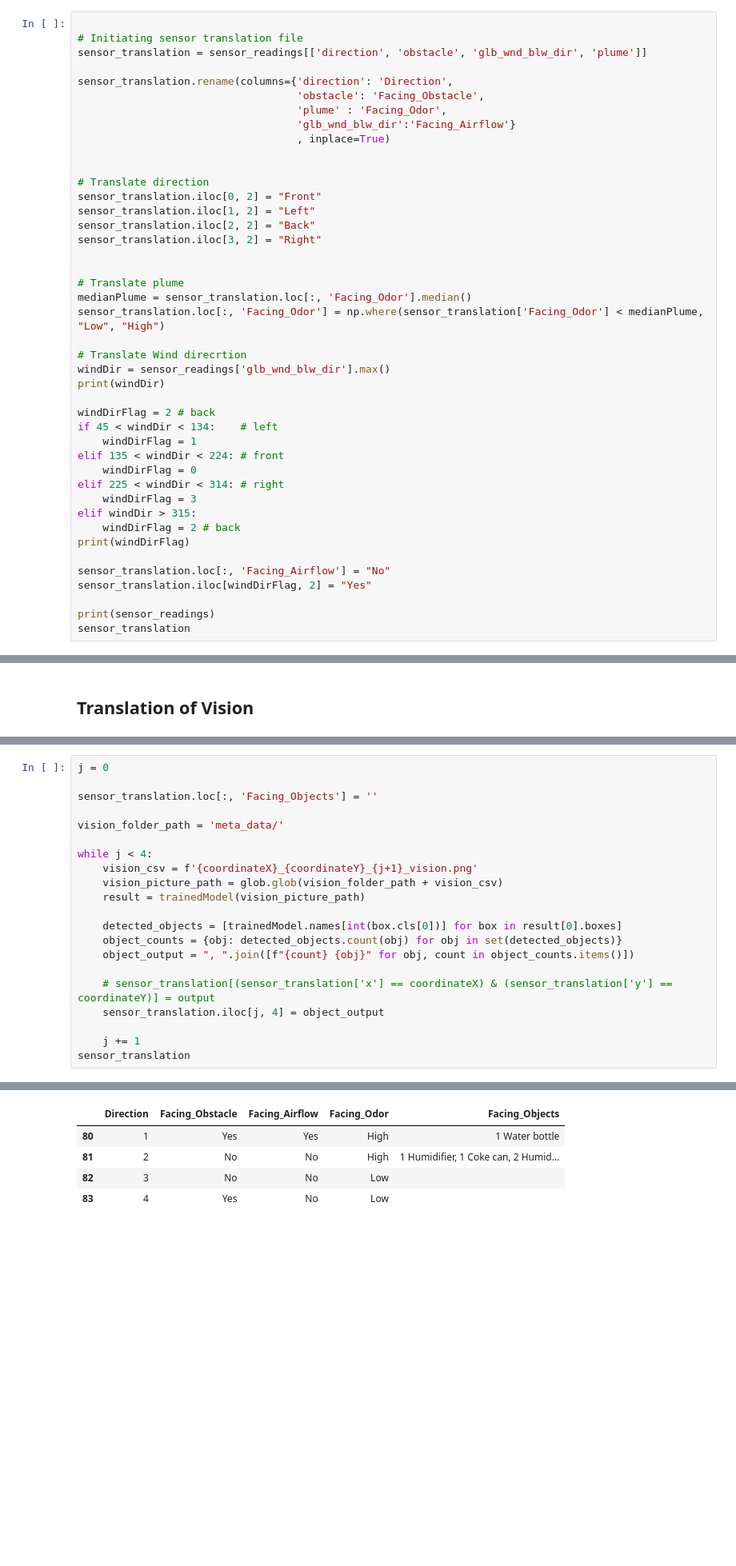
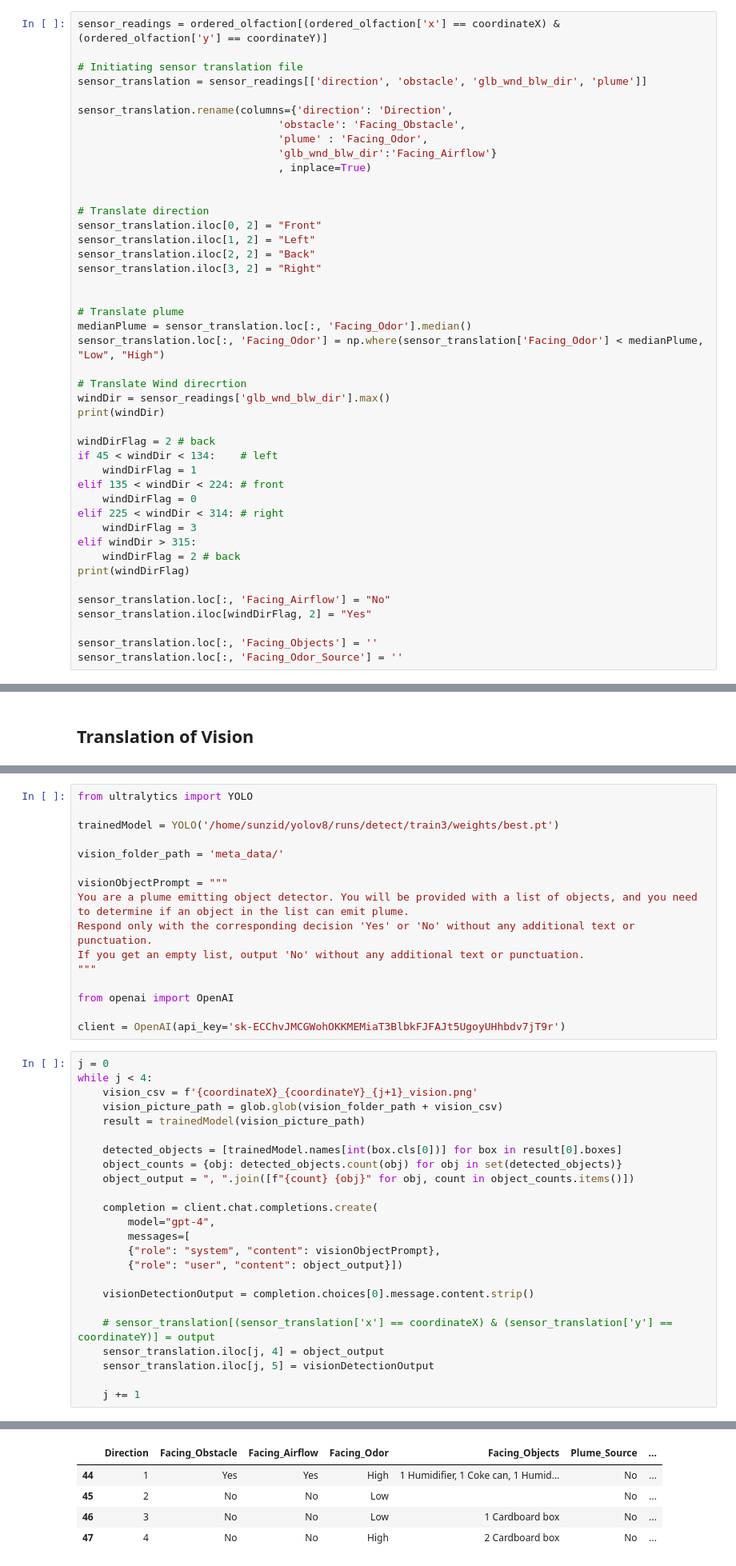
Before and after one commit to SunzidHassan/Research, a Jupyter notebook: 23-24_Automatic-Control-Lab/LLMSim/LLMSim.ipynb, the cells around one changed output, grey strips where cells are left out. Shown at 80% size. Cells and saved outputs as stored; diff of their text form; blank space fills up the shorter version.

```diff
--- a/23-24_Automatic-Control-Lab/LLMSim/LLMSim.ipynb
+++ b/23-24_Automatic-Control-Lab/LLMSim/LLMSim.ipynb
@@ -395,15 +378,16 @@ sensor_readings
 # %% [markdown]
 ## Translation of direction, chemical concentration and wind direction
 # %%
+sensor_readings = ordered_olfaction[(ordered_olfaction['x'] == coordinateX) & (ordered_olfaction['y'] == coordinateY)]
 
 # Initiating sensor translation file
 sensor_translation = sensor_readings[['direction', 'obstacle', 'glb_wnd_blw_dir', 'plume']]
 
 sensor_translation.rename(columns={'direction': 'Direction',
-                                   'obstacle': 'Facing_Obstacle',
-                                   'plume' : 'Facing_Odor',
-                                   'glb_wnd_blw_dir':'Facing_Airflow'}
-                                   , inplace=True)
+                                'obstacle': 'Facing_Obstacle',
+                                'plume' : 'Facing_Odor',
+                                'glb_wnd_blw_dir':'Facing_Airflow'}
+                                , inplace=True)
 
 
 # Translate direction
@@ -435,5 +419,5 @@ print(windDirFlag)
 sensor_translation.loc[:, 'Facing_Airflow'] = "No"
 sensor_translation.iloc[windDirFlag, 2] = "Yes"
 
-print(sensor_readings)
-sensor_translation
+sensor_translation.loc[:, 'Facing_Objects'] = ''
+sensor_translation.loc[:, 'Facing_Odor_Source'] = ''
@@ -463,10 +426,21 @@ trainedModel = YOLO('/home/sunzid/yolov8/runs/detect/train3/weights/best.pt')
+# %%
+from ultralytics import YOLO
+
+trainedModel = YOLO('/home/sunzid/yolov8/runs/detect/train3/weights/best.pt')
+
+vision_folder_path = 'meta_data/'
+
+visionObjectPrompt = """
+You are a plume emitting object detector. You will be provided with a list of objects, and you need to determine if an object in the list can emit plume.
+Respond only with the corresponding decision 'Yes' or 'No' without any additional text or punctuation.
+If you get an empty list, output 'No' without any additional text or punctuation.
+"""
+
+from openai import OpenAI
+
+client = OpenAI(api_key='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')
 # %%
 j = 0
-
-sensor_translation.loc[:, 'Facing_Objects'] = ''
-
-vision_folder_path = 'meta_data/'
-
 while j < 4:
     vision_csv = f'{coordinateX}_{coordinateY}_{j+1}_vision.png'
     vision_picture_path = glob.glob(vision_folder_path + vision_csv)
@@ -476,9 +450,17 @@ while j < 4:
     object_counts = {obj: detected_objects.count(obj) for obj in set(detected_objects)}
     object_output = ", ".join([f"{count} {obj}" for obj, count in object_counts.items()])
 
+    completion = client.chat.completions.create(
+        model="gpt-4",
+        messages=[
+        {"role": "system", "content": visionObjectPrompt},
+        {"role": "user", "content": object_output}])
+
+    visionDetectionOutput = completion.choices[0].message.content.strip()
+
     # sensor_translation[(sensor_translation['x'] == coordinateX) & (sensor_translation['y'] == coordinateY)] = output
     sensor_translation.iloc[j, 4] = object_output
+    sensor_translation.iloc[j, 5] = visionDetectionOutput
 
     j += 1
-sensor_translation
 # %% [output]
@@ -502,8 +478,8 @@ Speed: 1.0ms preprocess, 4.8ms inference, 0.7ms postprocess per image at shape (
-|  | Direction | Facing_Obstacle | Facing_Airflow | Facing_Odor | Facing_Objects |
-| 80 | 1 | Yes | Yes | High | 1 Water bottle |
-| 81 | 2 | No | No | High | 1 Humidifier, 1 Coke can, 2 Humid... |
-| 82 | 3 | No | No | Low |  |
-| 83 | 4 | Yes | No | Low |  |
+|  | Direction | Facing_Obstacle | Facing_Airflow | Facing_Odor | Facing_Objects | Plume_Source | ... |
+| 44 | 1 | Yes | Yes | High | 1 Humidifier, 1 Coke can, 1 Humid... | No | ... |
+| 45 | 2 | No | No | Low |  | No | ... |
+| 46 | 3 | No | No | Low | 1 Cardboard box | No | ... |
+| 47 | 4 | No | No | High | 2 Cardboard box | No | ... |
 # %% [markdown]
 ## Prompt
 # %%
```
Also changed, not shown: parts of 19 cells of this notebook.
